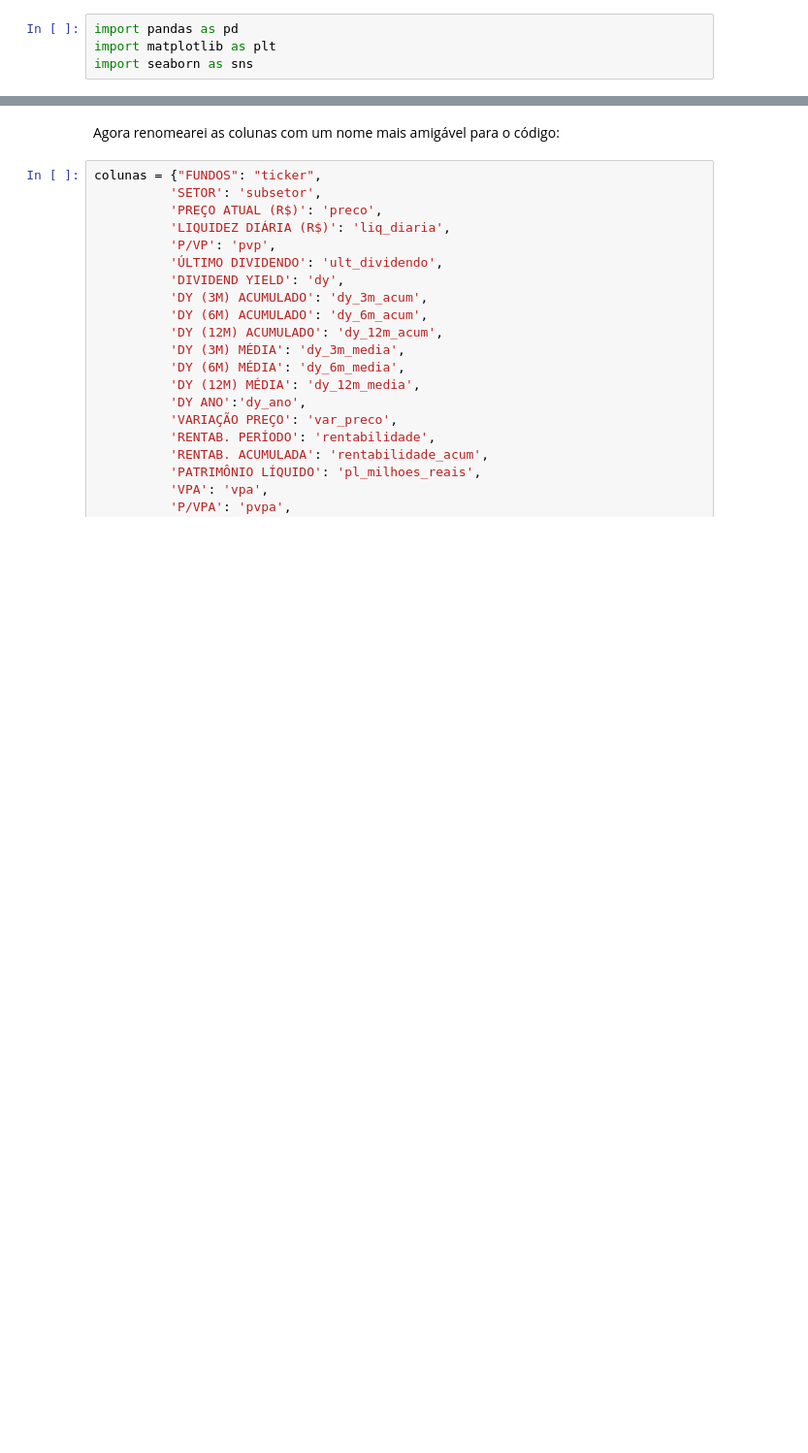
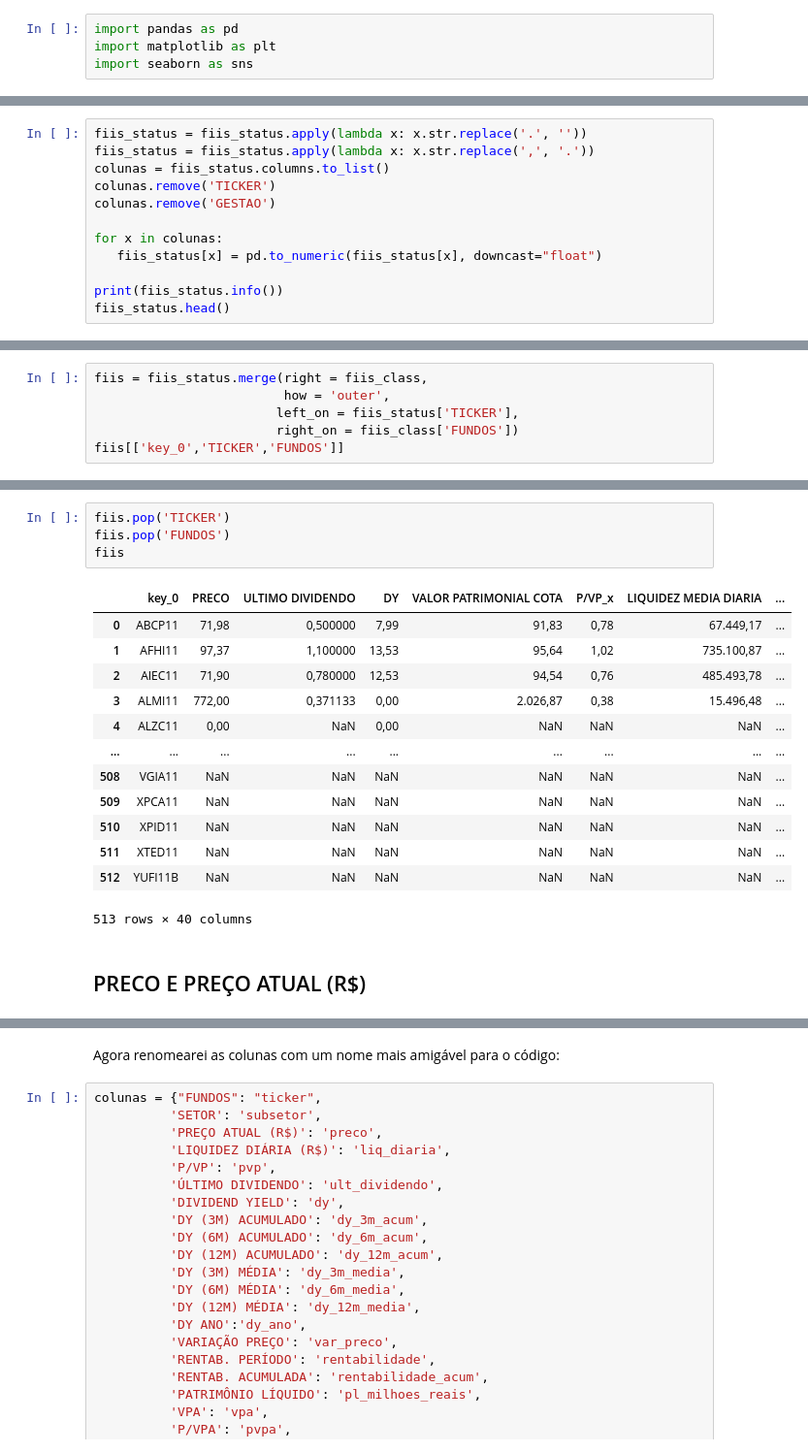
Before and after one commit to Mateus-cpa/analisando_fiis, a Jupyter notebook: analisando-fiis.ipynb, the cells around one changed output, grey strips where cells are left out. Shown at 97% size. Drawn from its saved outputs; the diff is of its cells as text; blank space fills up the shorter version.

```diff
--- a/analisando-fiis.ipynb
+++ b/analisando-fiis.ipynb
@@ -55,0 +74,12 @@ fiis_status
+# %%
+fiis_status = fiis_status.apply(lambda x: x.str.replace('.', ''))
+fiis_status = fiis_status.apply(lambda x: x.str.replace(',', '.'))
+colunas = fiis_status.columns.to_list()
+colunas.remove('TICKER')
+colunas.remove('GESTAO')
+
+for x in colunas:
+   fiis_status[x] = pd.to_numeric(fiis_status[x], downcast="float")
+
+print(fiis_status.info())
+fiis_status.head()
@@ -55,0 +137,6 @@ fiis_status
+# %%
+fiis = fiis_status.merge(right = fiis_class,
+                         how = 'outer',
+                        left_on = fiis_status['TICKER'],
+                        right_on = fiis_class['FUNDOS'])
+fiis[['key_0','TICKER','FUNDOS']]
@@ -55,0 +215,20 @@ fiis_status
+# %%
+fiis.pop('TICKER')
+fiis.pop('FUNDOS')
+fiis
+# %% [output]
+|  | key_0 | PRECO | ULTIMO DIVIDENDO | DY | VALOR PATRIMONIAL COTA | P/VP_x | LIQUIDEZ MEDIA DIARIA | ... |
+| 0 | ABCP11 | 71,98 | 0,500000 | 7,99 | 91,83 | 0,78 | 67.449,17 | ... |
+| 1 | AFHI11 | 97,37 | 1,100000 | 13,53 | 95,64 | 1,02 | 735.100,87 | ... |
+| 2 | AIEC11 | 71,90 | 0,780000 | 12,53 | 94,54 | 0,76 | 485.493,78 | ... |
+| 3 | ALMI11 | 772,00 | 0,371133 | 0,00 | 2.026,87 | 0,38 | 15.496,48 | ... |
+| 4 | ALZC11 | 0,00 | NaN | 0,00 | NaN | NaN | NaN | ... |
+| ... | ... | ... | ... | ... | ... | ... | ... | ... |
+| 508 | VGIA11 | NaN | NaN | NaN | NaN | NaN | NaN | ... |
+| 509 | XPCA11 | NaN | NaN | NaN | NaN | NaN | NaN | ... |
+| 510 | XPID11 | NaN | NaN | NaN | NaN | NaN | NaN | ... |
+| 511 | XTED11 | NaN | NaN | NaN | NaN | NaN | NaN | ... |
+| 512 | YUFI11B | NaN | NaN | NaN | NaN | NaN | NaN | ... |
+513 rows × 40 columns
+# %% [markdown]
+## PRECO E PREÇO ATUAL (R$)
```
Also changed, not shown: parts of 37 cells of this notebook.
